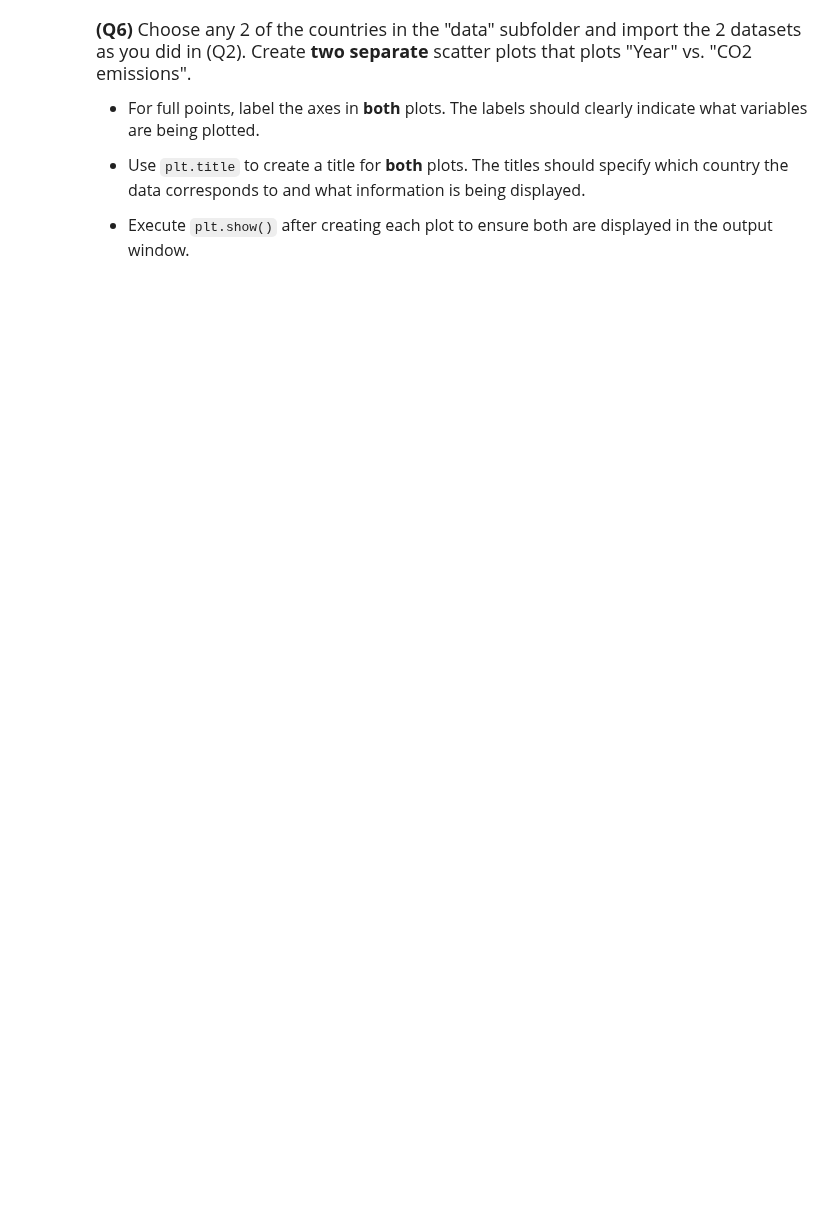
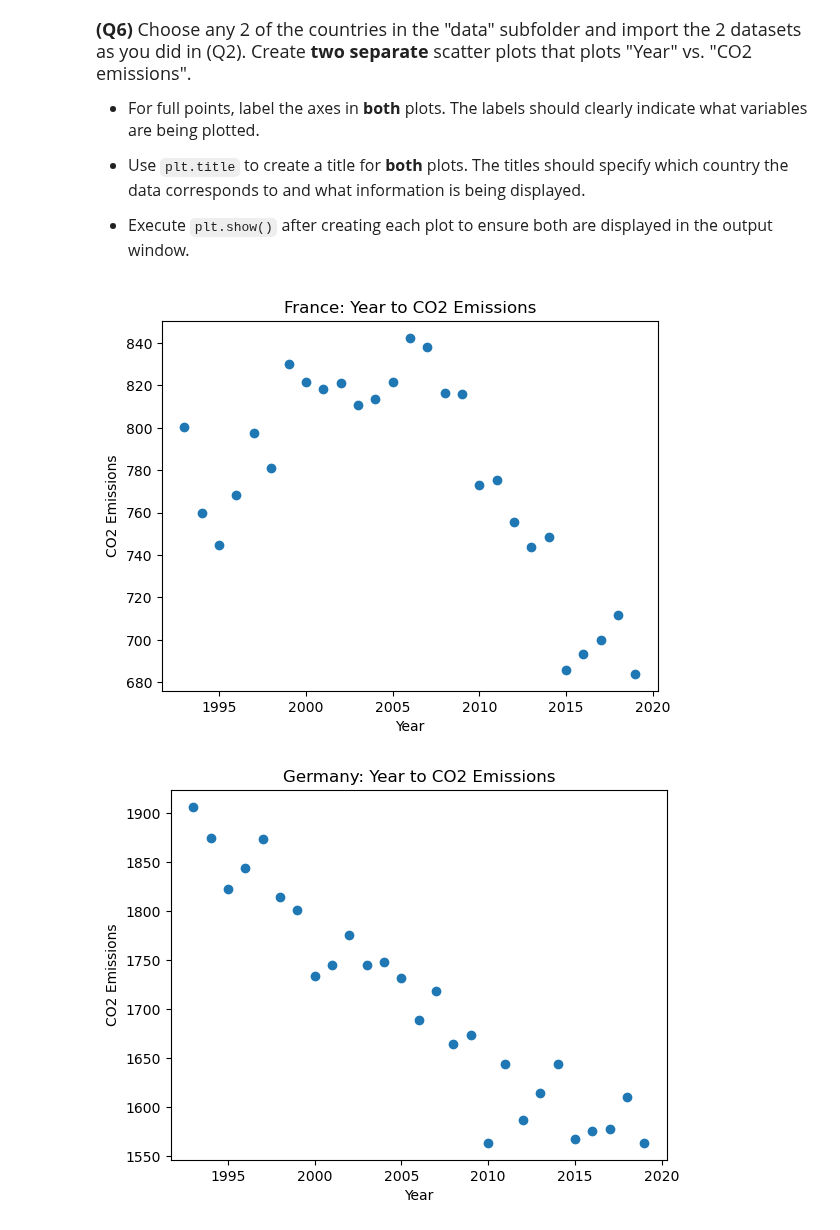
Before and after one commit to RileyK05/datasci151fall2026, a Jupyter notebook: _assignments/assignment_2/Assignment2.ipynb, the cells around one changed output. Drawn from its saved outputs; the diff is of its cells as text; code cells hidden in the pictures; blank space fills up the shorter version.

```diff
--- a/_assignments/assignment_2/Assignment2.ipynb
+++ b/_assignments/assignment_2/Assignment2.ipynb
@@ -118,0 +170,19 @@ us_emissions["CO2_emission"].describe()
+# %%
+# Write your answer
+
+FRANCE_EMIS_PATH = "data/france_emission.csv"
+GERMANY_EMIS_PATH = "data/germany_emission.csv"
+
+france_df = pd.read_csv(FRANCE_EMIS_PATH)
+germany_df = pd.read_csv(GERMANY_EMIS_PATH)
+nation_lis = [("France", france_df), ("Germany", germany_df)]
+
+for nation, nation_df in nation_lis:
+    plt.scatter(nation_df[columns[0]], nation_df[columns[2]])
+    plt.xlabel("Year")
+    plt.ylabel("CO2 Emissions")
+    plt.title(f"{nation}: Year to CO2 Emissions")
+    plt.show()
+# %% [output]
+[figure, added]
+[figure, added]
```
Also changed, not shown: parts of 10 cells of this notebook.
